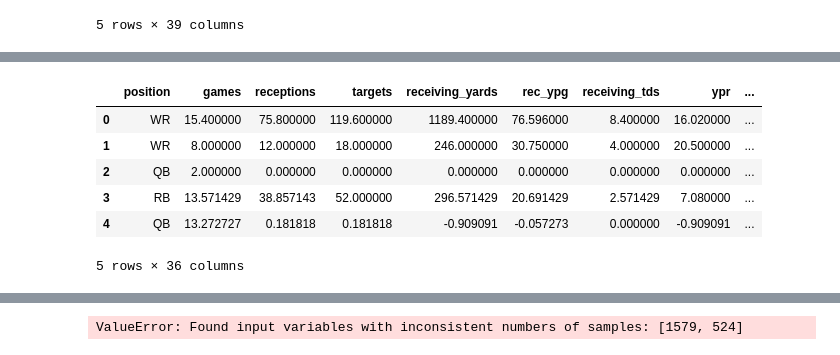
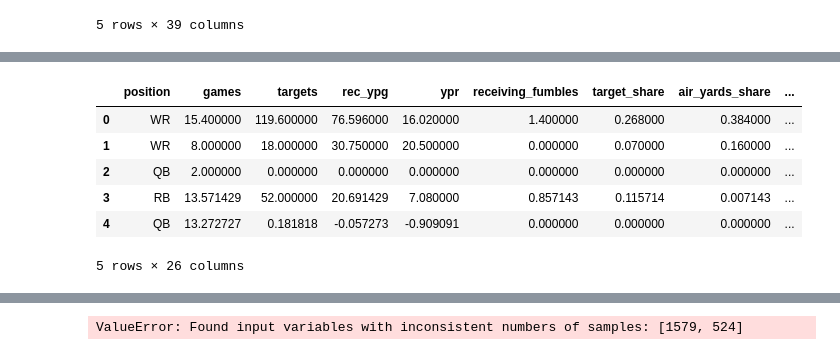
Before and after one commit to nmrodio/NFL_Fantasy_Football, a Jupyter notebook: nfl_fantasy_football_model.ipynb, the cells around one changed output, grey strips where cells are left out. Cells and saved outputs as stored; diff of their text form; code cells hidden in the pictures.

```diff
--- a/nfl_fantasy_football_model.ipynb
+++ b/nfl_fantasy_football_model.ipynb
@@ -123,14 +159,16 @@ prediction_data.head()
 # %%
-prediction_data_cleaned = prediction_data.drop(columns = ['name', 'team', 'stadium_name'])
+prediction_data_cleaned = prediction_data.drop(columns = ['name', 'team', 'receptions', 'receiving_yards', 'receiving_tds', 'receiving_2pt_conversions',
+                            'rushing_yards', 'rushing_tds', 'rushing_2pt_conversions', 'completions', 'passing_yards',
+                            'passing_tds', 'interceptions'])
 prediction_data_cleaned.head()
 # %% [output]
-|  | position | games | receptions | targets | receiving_yards | rec_ypg | receiving_tds | ypr | ... |
-| 0 | WR | 15.400000 | 75.800000 | 119.600000 | 1189.400000 | 76.596000 | 8.400000 | 16.020000 | ... |
-| 1 | WR | 8.000000 | 12.000000 | 18.000000 | 246.000000 | 30.750000 | 4.000000 | 20.500000 | ... |
+|  | position | games | targets | rec_ypg | ypr | receiving_fumbles | target_share | air_yards_share | ... |
+| 0 | WR | 15.400000 | 119.600000 | 76.596000 | 16.020000 | 1.400000 | 0.268000 | 0.384000 | ... |
+| 1 | WR | 8.000000 | 18.000000 | 30.750000 | 20.500000 | 0.000000 | 0.070000 | 0.160000 | ... |
 | 2 | QB | 2.000000 | 0.000000 | 0.000000 | 0.000000 | 0.000000 | 0.000000 | 0.000000 | ... |
-| 3 | RB | 13.571429 | 38.857143 | 52.000000 | 296.571429 | 20.691429 | 2.571429 | 7.080000 | ... |
-| 4 | QB | 13.272727 | 0.181818 | 0.181818 | -0.909091 | -0.057273 | 0.000000 | -0.909091 | ... |
+| 3 | RB | 13.571429 | 52.000000 | 20.691429 | 7.080000 | 0.857143 | 0.115714 | 0.007143 | ... |
+| 4 | QB | 13.272727 | 0.181818 | -0.057273 | -0.909091 | 0.000000 | 0.000000 | 0.000000 | ... |
-5 rows × 36 columns
+5 rows × 26 columns
 # %%
 # Encoding categorical columns for model
 encoded_prediction_data = pd.get_dummies(prediction_data_cleaned)
```
Also changed, not shown: parts of 14 cells of this notebook.
